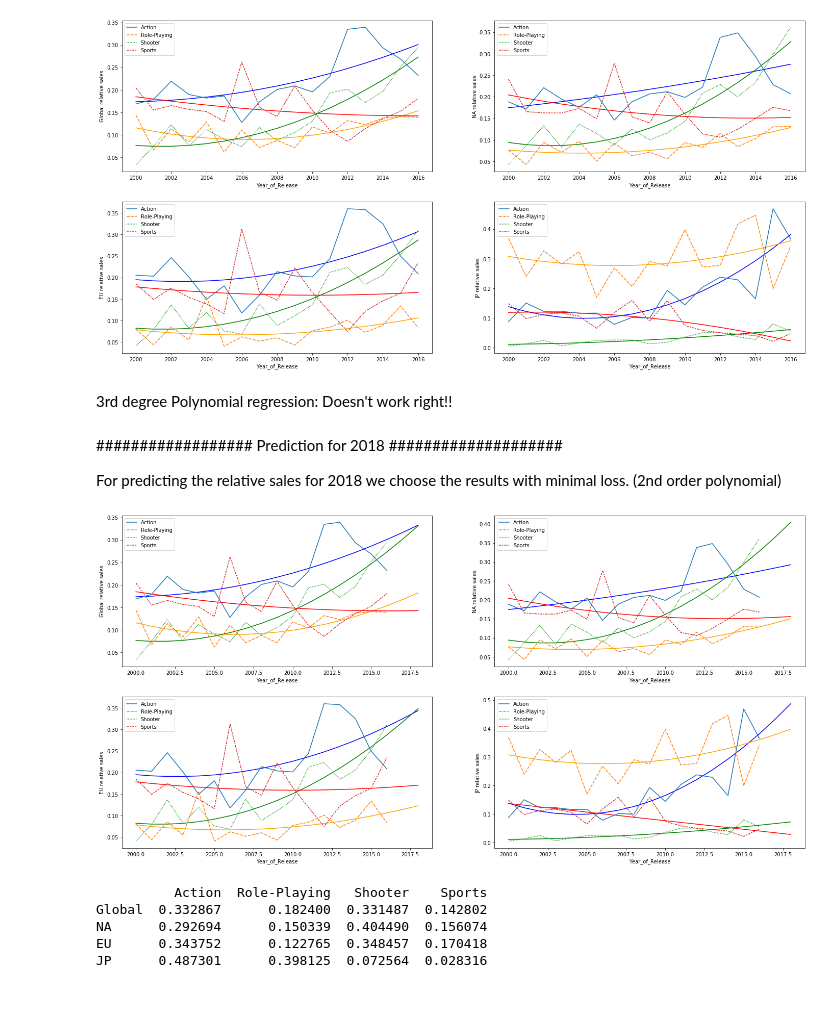
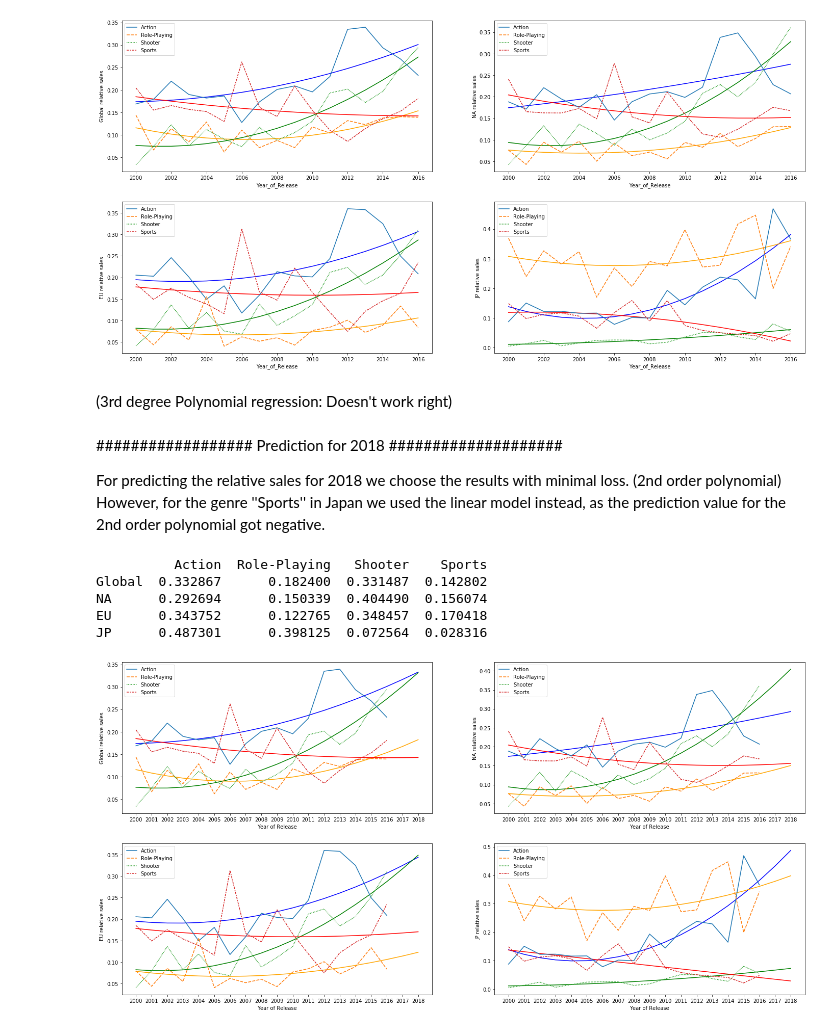
Before and after one commit to Pellys/FDSProject, a Jupyter notebook: sales_genre_rel.ipynb, the cells around one changed output. Cells and saved outputs as stored; diff of their text form; code cells hidden in the pictures; blank space fills up the shorter version.

Commit message:
Final version: relative sales by genre.

```diff
--- a/sales_genre_rel.ipynb
+++ b/sales_genre_rel.ipynb
@@ -28,0 +20,6 @@ data.head()
+# %%
+# Read in our data
+data = pd.read_csv('./data/games_sales_clean.csv')
+# Change the data type of Year of Release to int
+data['Year_of_Release'] = data['Year_of_Release'].apply(lambda x: int(x))
+data.head()
@@ -371,7 +378,7 @@ JP
 [ 0.11877429  0.0012922  -0.00045854] 0.000385110582549147
 [figure]
 # %% [markdown]
-3rd degree Polynomial regression: Doesn't work right!!
+(3rd degree Polynomial regression: Doesn't work right)
 # %%
 # # Determine the parameters and output the results
 # plt.figure()
@@ -426,45 +433,47 @@ JP
 # %% [markdown]
 ##################    Prediction for 2018    ####################
 
-For predicting the relative sales for 2018 we choose the results with minimal loss. (2nd order polynomial)
+For predicting the relative sales for 2018 we choose the results with minimal loss. (2nd order polynomial) However, for the genre ''Sports'' in Japan we used the linear model instead, as the prediction value for the 2nd order polynomial got negative.
 # %%
 # We calculate the prediction for relative sales in 2018 and store them inside a Data Frame
 # The array pred_res contains the results and will be used later to construct the Data Frame
 pred_res = np.zeros((len(regions), len(genres)))
 
 # The year we want to predict 20**
 year = 18
-x = np.intc(np.arange(0,year+1,1))
+x = np.arange(0,year+1,1)
 # Determine the predicted values and output the results
 plt.figure(figsize=(12*2,12))
 
 # Loop over the regions - Global, NA, EU, JP
 for j, reg in enumerate(regions):
 
     plt.subplot(2,2,j+1)
 
     # Loop over the different genres
     for i,gen in enumerate(genres):
 
         # Negative prediction value Japan - Sports, use linear regression instead
         if (i==3 and j==3):
             pred_res[j][i] = lin_fun(theta_lin[j][i], year)
             plt.plot(x+2000, lin_fun(theta_lin[j][i], x), color=col[i])
         else:
             pred_res[j][i] = poly2_fun(theta_pol[j][i], year)
             plt.plot(x+2000, poly2_fun(theta_pol[j][i], x), color=col[i])
 
     sns.lineplot(data=genre_rel_arr[j])
     plt.ylabel('%s relative sales' %(reg))
-plt.show()
+    plt.xlabel('Year of Release')
+    plt.xticks(x+2000)
+plt.savefig('pred_rel_genre.pdf')
 
 
 prediction = pd.DataFrame(pred_res, columns=genres, index=regions)
 print(prediction)
 # %% [output]
+          Action  Role-Playing   Shooter    Sports
+Global  0.332867      0.182400  0.331487  0.142802
+NA      0.292694      0.150339  0.404490  0.156074
+EU      0.343752      0.122765  0.348457  0.170418
+JP      0.487301      0.398125  0.072564  0.028316
-[figure, old version]
+[figure, new version]
-          Action  Role-Playing   Shooter    Sports
-Global  0.332867      0.182400  0.331487  0.142802
-NA      0.292694      0.150339  0.404490  0.156074
-EU      0.343752      0.122765  0.348457  0.170418
-JP      0.487301      0.398125  0.072564  0.028316
```
Also changed, not shown: parts of 9 cells of this notebook.
